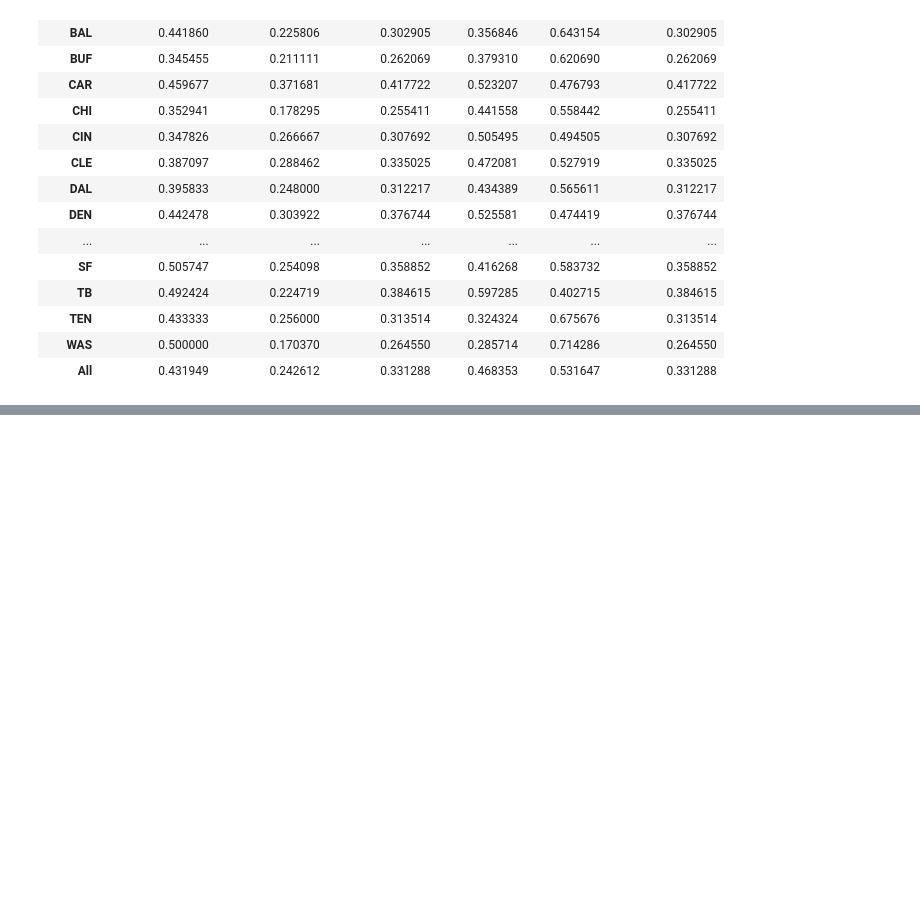
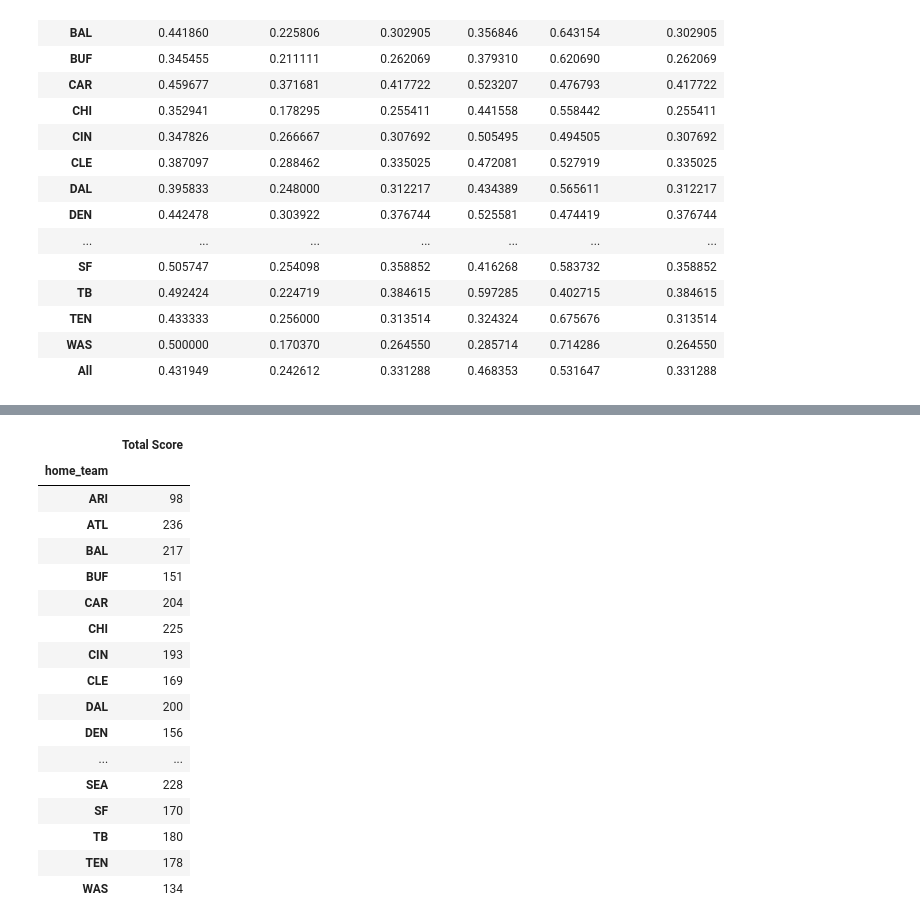
Before and after one commit to jeichorn/project-nfl, a Jupyter notebook: first_down_success.ipynb, the cells around one changed output, grey strips where cells are left out. Drawn from its saved outputs; the diff is of its cells as text; code cells hidden in the pictures; blank space fills up the shorter version.

```diff
--- a/first_down_success.ipynb
+++ b/first_down_success.ipynb
@@ -130,0 +162,23 @@ all_together
+# %%
+scoring = games.groupby("home_team")[["home_score"]].sum()
+scoring.columns = ["Total Score"]
+scoring
+# %% [output]
+|  | Total Score |
+| home_team |  |
+| ARI | 98 |
+| ATL | 236 |
+| BAL | 217 |
+| BUF | 151 |
+| CAR | 204 |
+| CHI | 225 |
+| CIN | 193 |
+| CLE | 169 |
+| DAL | 200 |
+| DEN | 156 |
+| ... | ... |
+| SEA | 228 |
+| SF | 170 |
+| TB | 180 |
+| TEN | 178 |
+| WAS | 134 |
```
Also changed, not shown: parts of 6 cells of this notebook.
